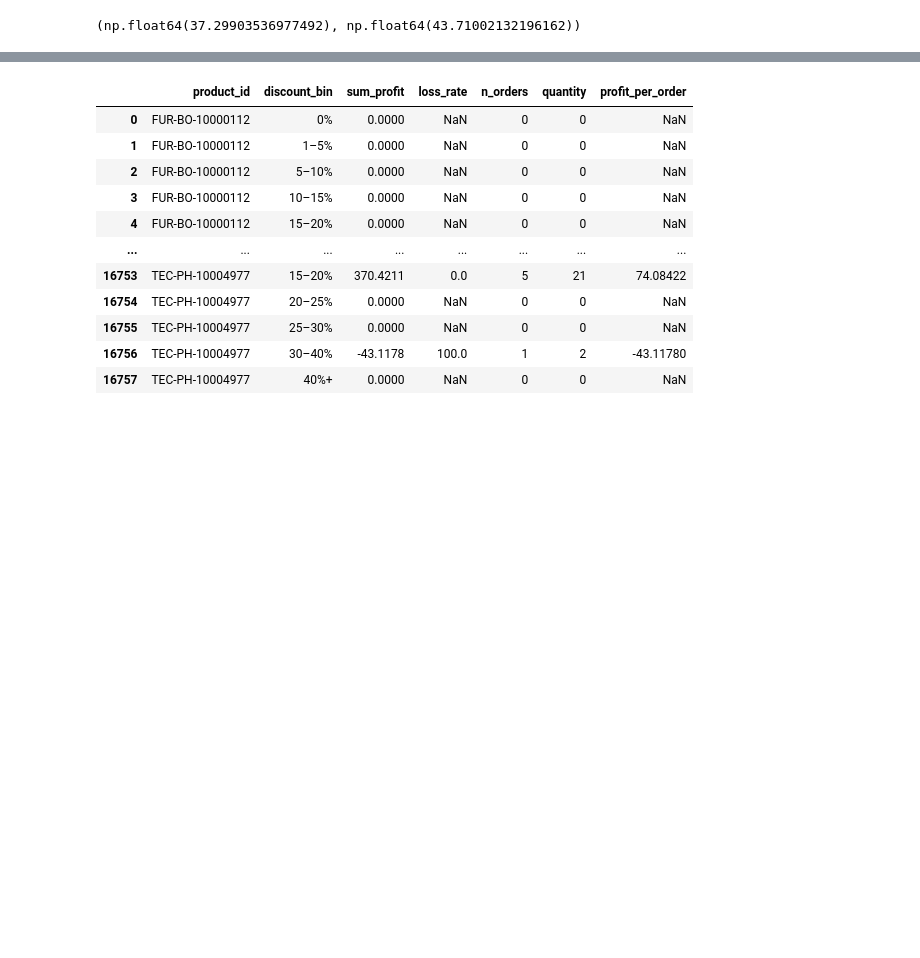
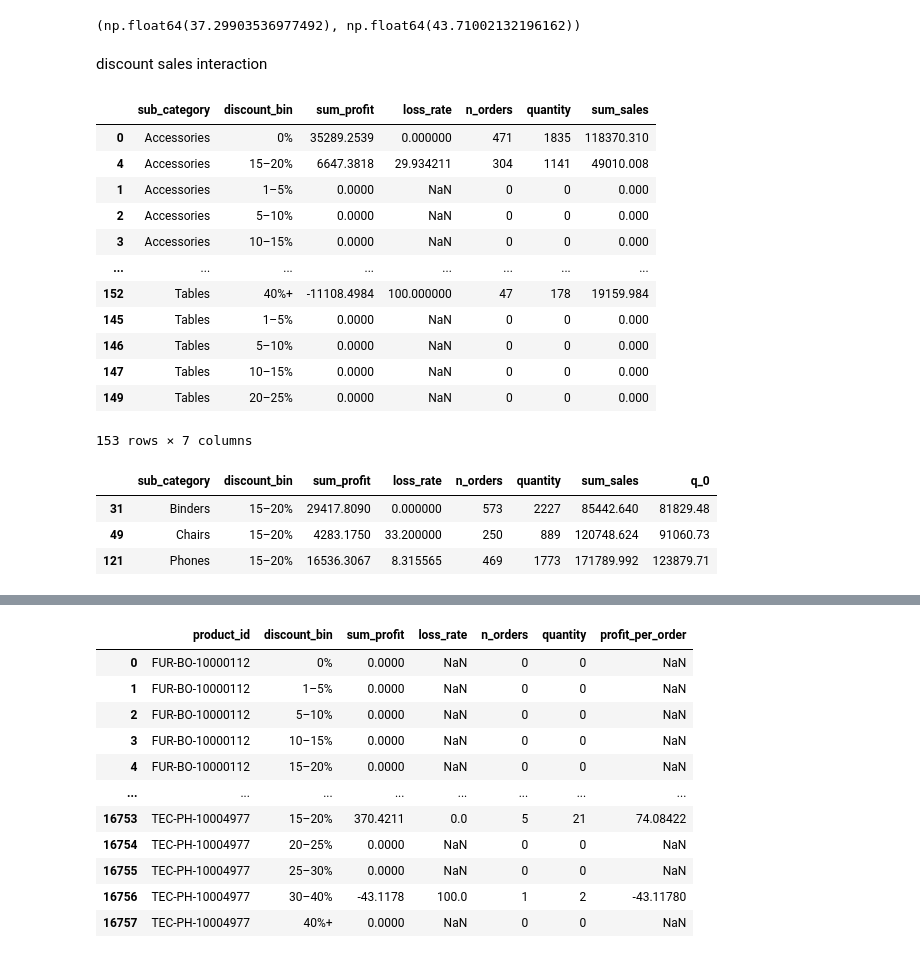
Before and after one commit to quynhho27/Superstore-Sales-Discount-Strategy-, a Jupyter notebook: Superstore Analysis.ipynb, the cells around one changed output, grey strips where cells are left out. Cells and saved outputs as stored; diff of their text form; code cells hidden in the pictures; blank space fills up the shorter version.

```diff
--- a/Superstore Analysis.ipynb
+++ b/Superstore Analysis.ipynb
@@ -348,19 +365,0 @@ Index(['order_id', 'order_date', 'ship_date', 'ship_mode', 'customer_id',
-# %%
-cols = ['ship_mode', 'segment', 'region', 'category', 'ship_days']
-
-fig, axes = plt.subplots(2, 3, figsize=(10, 8))
-axes = axes.flatten()
-
-for ax, col in zip(axes, cols):
-    df[col].value_counts().plot(kind='bar', ax=ax, color='LightSeaGreen')
-    ax.set_title(col)
-    ax.set_ylabel("Count", size=9)
-    ax.set_xlabel("")
-    ax.tick_params(axis='x', rotation=30)
-
-for ax in axes[len(cols):]:
-    ax.set_visible(False)
-
-fig.suptitle('Value Count', weight= 'bold')
-plt.tight_layout()
-plt.show()
@@ -1400,3 +1553,63 @@ rate_d = large_order_rate(
 rate_0, rate_d
 # %% [output]
 (np.float64(37.29903536977492), np.float64(43.71002132196162))
+# %% [markdown]
+discount sales interaction
+# %%
+interaction_suca = (
+    df_
+    .groupby(["sub_category", "discount_bin"])
+    .agg(
+        sum_profit=("profit", "sum"),
+        loss_rate=("profit", lambda x: (x < 0).mean() * 100),
+        n_orders=("profit", "count"),
+        quantity=("quantity", "sum"),
+        sum_sales=('sales', 'sum')
+    )
+    .reset_index()
+)
+
+#interaction_suca["profit_per_order"] = interaction_suca["sum_profit"] / interaction_suca["n_orders"]
+
+interaction_suca.sort_values(
+    ["sub_category", "sum_sales"],
+    ascending=[True, False]
+)
+# %% [output]
+|  | sub_category | discount_bin | sum_profit | loss_rate | n_orders | quantity | sum_sales |
+| 0 | Accessories | 0% | 35289.2539 | 0.000000 | 471 | 1835 | 118370.310 |
+| 4 | Accessories | 15–20% | 6647.3818 | 29.934211 | 304 | 1141 | 49010.008 |
+| 1 | Accessories | 1–5% | 0.0000 | NaN | 0 | 0 | 0.000 |
+| 2 | Accessories | 5–10% | 0.0000 | NaN | 0 | 0 | 0.000 |
+| 3 | Accessories | 10–15% | 0.0000 | NaN | 0 | 0 | 0.000 |
+| ... | ... | ... | ... | ... | ... | ... | ... |
+| 152 | Tables | 40%+ | -11108.4984 | 100.000000 | 47 | 178 | 19159.984 |
+| 145 | Tables | 1–5% | 0.0000 | NaN | 0 | 0 | 0.000 |
+| 146 | Tables | 5–10% | 0.0000 | NaN | 0 | 0 | 0.000 |
+| 147 | Tables | 10–15% | 0.0000 | NaN | 0 | 0 | 0.000 |
+| 149 | Tables | 20–25% | 0.0000 | NaN | 0 | 0 | 0.000 |
+153 rows × 7 columns
+# %%
+baseline_0 = (
+    interaction_suca
+    [interaction_suca["discount_bin"] == "0%"]
+    [["sub_category", "sum_sales"]]
+    .rename(columns={"sum_sales": "q_0"})
+)
+
+interaction_ = interaction_suca.merge(
+    baseline_0,
+    on="sub_category",
+    how="left"
+)
+
+best_rate = interaction_[
+    interaction_["sum_sales"] > interaction_["q_0"]
+]
+best_rate
+best_rate.loc[best_rate['sum_profit'] >=0, :]
+# %% [output]
+|  | sub_category | discount_bin | sum_profit | loss_rate | n_orders | quantity | sum_sales | q_0 |
+| 31 | Binders | 15–20% | 29417.8090 | 0.000000 | 573 | 2227 | 85442.640 | 81829.48 |
+| 49 | Chairs | 15–20% | 4283.1750 | 33.200000 | 250 | 889 | 120748.624 | 91060.73 |
+| 121 | Phones | 15–20% | 16536.3067 | 8.315565 | 469 | 1773 | 171789.992 | 123879.71 |
```
Also changed, not shown: parts of 40 cells of this notebook.
